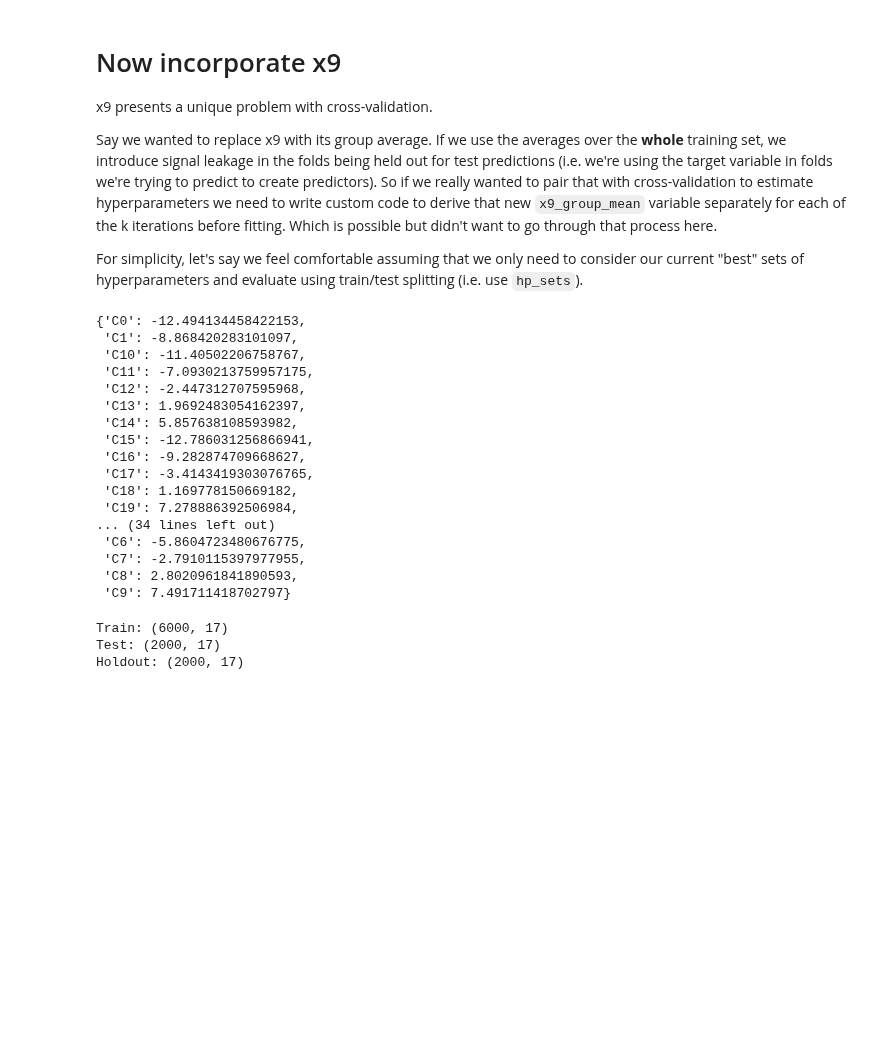
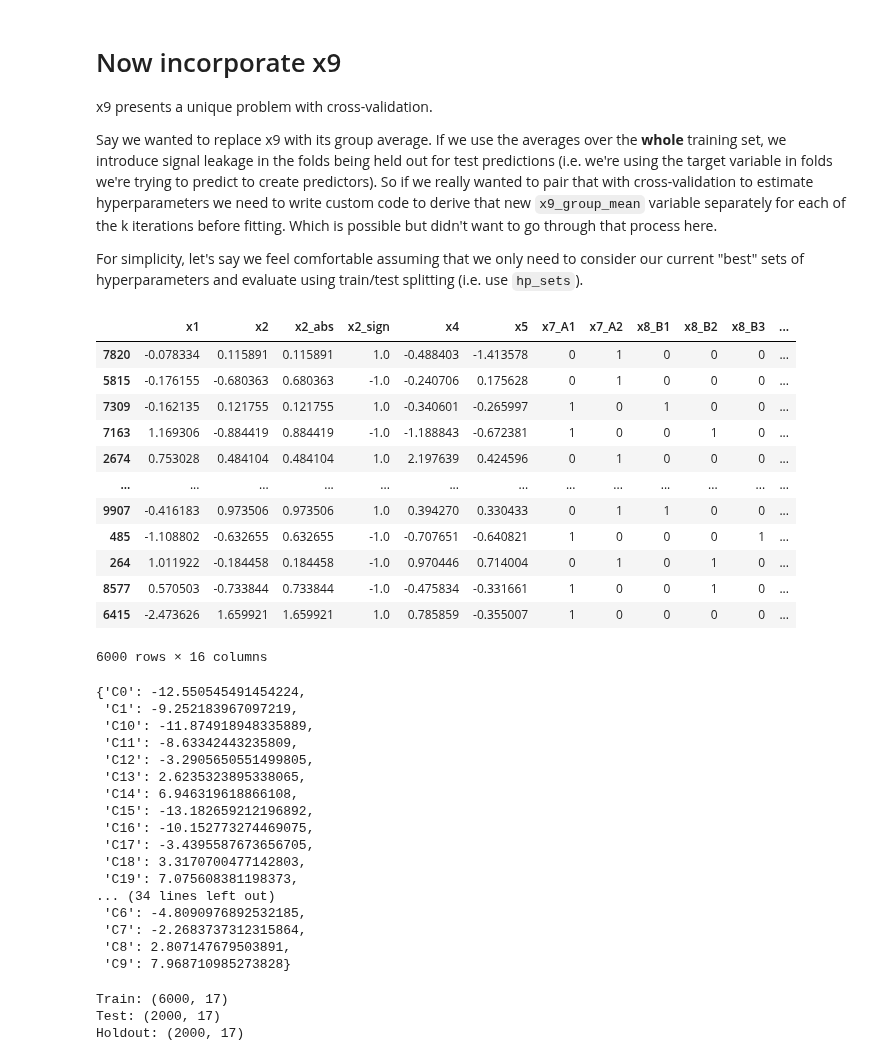
Before and after one commit to derek-damron/python_playground, a Jupyter notebook: modelling/performance/df10.ipynb, the cells around one changed output. Drawn from its saved outputs; the diff is of its cells as text; code cells hidden in the pictures; blank space fills up the shorter version.

```diff
--- a/modelling/performance/df10.ipynb
+++ b/modelling/performance/df10.ipynb
@@ -364,28 +364,44 @@ x9 presents a unique problem with cross-validation.
 Say we wanted to replace x9 with its group average.  If we use the averages over the **whole** training set, we introduce signal leakage in the folds being held out for test predictions (i.e. we're using the target variable in folds we're trying to predict to create predictors).  So if we really wanted to pair that with cross-validation to estimate hyperparameters we need to write custom code to derive that new `x9_group_mean` variable separately for each of the k iterations before fitting.  Which is possible but didn't want to go through that process here.
 
 For simplicity, let's say we feel comfortable assuming that we only need to consider our current "best" sets of hyperparameters and evaluate using train/test splitting (i.e. use `hp_sets`).
+# %%
+X_train
+# %% [output]
+|  | x1 | x2 | x2_abs | x2_sign | x4 | x5 | x7_A1 | x7_A2 | x8_B1 | x8_B2 | x8_B3 | ... |
+| 7820 | -0.078334 | 0.115891 | 0.115891 | 1.0 | -0.488403 | -1.413578 | 0 | 1 | 0 | 0 | 0 | ... |
+| 5815 | -0.176155 | -0.680363 | 0.680363 | -1.0 | -0.240706 | 0.175628 | 0 | 1 | 0 | 0 | 0 | ... |
+| 7309 | -0.162135 | 0.121755 | 0.121755 | 1.0 | -0.340601 | -0.265997 | 1 | 0 | 1 | 0 | 0 | ... |
+| 7163 | 1.169306 | -0.884419 | 0.884419 | -1.0 | -1.188843 | -0.672381 | 1 | 0 | 0 | 1 | 0 | ... |
+| 2674 | 0.753028 | 0.484104 | 0.484104 | 1.0 | 2.197639 | 0.424596 | 0 | 1 | 0 | 0 | 0 | ... |
+| ... | ... | ... | ... | ... | ... | ... | ... | ... | ... | ... | ... | ... |
+| 9907 | -0.416183 | 0.973506 | 0.973506 | 1.0 | 0.394270 | 0.330433 | 0 | 1 | 1 | 0 | 0 | ... |
+| 485 | -1.108802 | -0.632655 | 0.632655 | -1.0 | -0.707651 | -0.640821 | 1 | 0 | 0 | 0 | 1 | ... |
+| 264 | 1.011922 | -0.184458 | 0.184458 | -1.0 | 0.970446 | 0.714004 | 0 | 1 | 0 | 1 | 0 | ... |
+| 8577 | 0.570503 | -0.733844 | 0.733844 | -1.0 | -0.475834 | -0.331661 | 1 | 0 | 0 | 1 | 0 | ... |
+| 6415 | -2.473626 | 1.659921 | 1.659921 | 1.0 | 0.785859 | -0.355007 | 1 | 0 | 0 | 0 | 0 | ... |
+6000 rows × 16 columns
 # %%
 # Get group means on training data
-dict_x9_means = df10.groupby('x9').agg(y_mean=('y', 'mean'))['y_mean'].to_dict()
+dict_x9_means = df10.iloc[X_train.index].groupby('x9').agg(y_mean=('y', 'mean'))['y_mean'].to_dict()
 dict_x9_means
 # %% [output]
-{'C0': -12.494134458422153,
- 'C1': -8.868420283101097,
- 'C10': -11.40502206758767,
- 'C11': -7.0930213759957175,
- 'C12': -2.447312707595968,
- 'C13': 1.9692483054162397,
- 'C14': 5.857638108593982,
- 'C15': -12.786031256866941,
- 'C16': -9.282874709668627,
- 'C17': -3.4143419303076765,
- 'C18': 1.169778150669182,
- 'C19': 7.278886392506984,
+{'C0': -12.550545491454224,
+ 'C1': -9.252183967097219,
+ 'C10': -11.874918948335889,
+ 'C11': -8.63342443235809,
+ 'C12': -3.2905650551499805,
+ 'C13': 2.6235323895338065,
+ 'C14': 6.946319618866108,
+ 'C15': -13.182659212196892,
+ 'C16': -10.152773274469075,
+ 'C17': -3.4395587673656705,
+ 'C18': 3.3170700477142803,
+ 'C19': 7.075608381198373,
 ... (34 lines left out)
- 'C6': -5.8604723480676775,
- 'C7': -2.7910115397977955,
- 'C8': 2.8020961841890593,
- 'C9': 7.491711418702797}
+ 'C6': -4.8090976892532185,
+ 'C7': -2.2683737312315864,
+ 'C8': 2.807147679503891,
+ 'C9': 7.968710985273828}
 # %%
 # Add some x2 predictors
 df10['x9_group_mean'] = df10['x9'].map(dict_x9_means)
```
Also changed, not shown: parts of 23 cells of this notebook.
